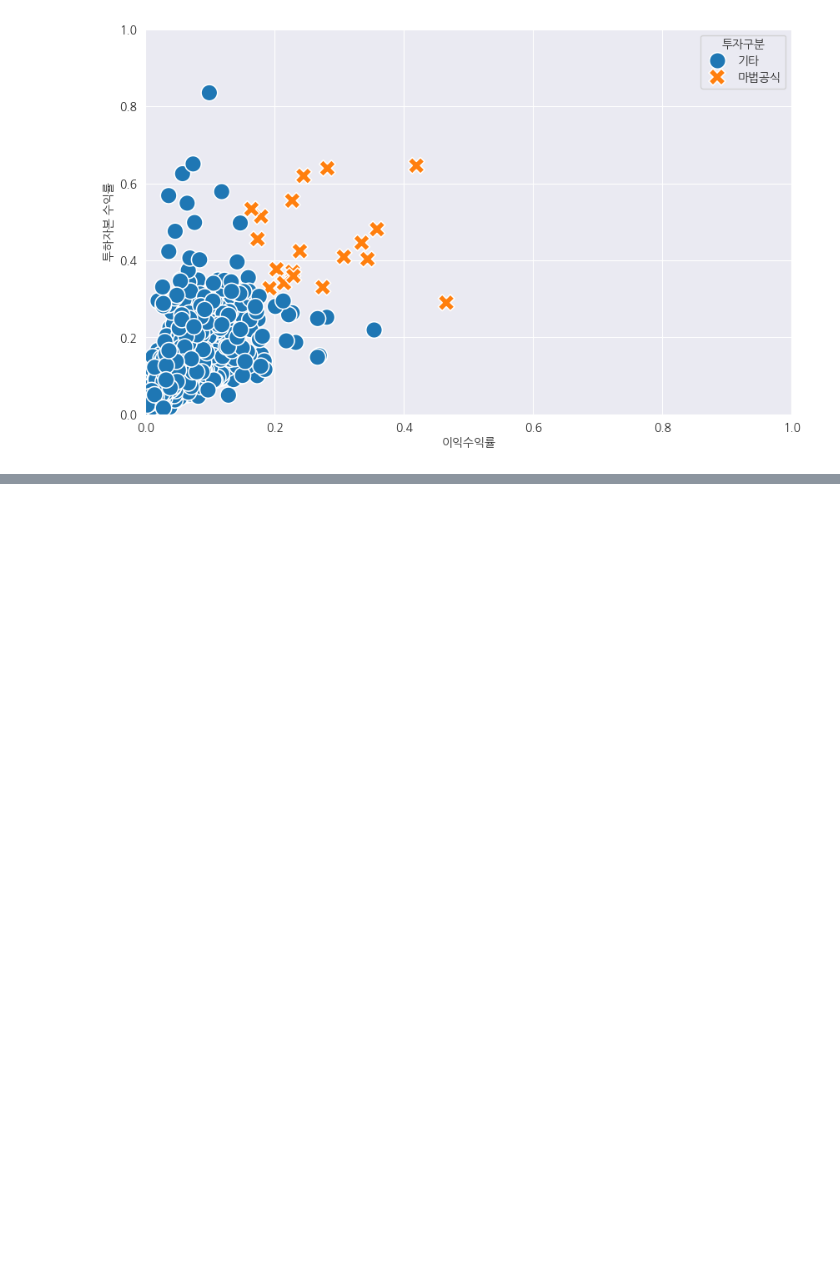
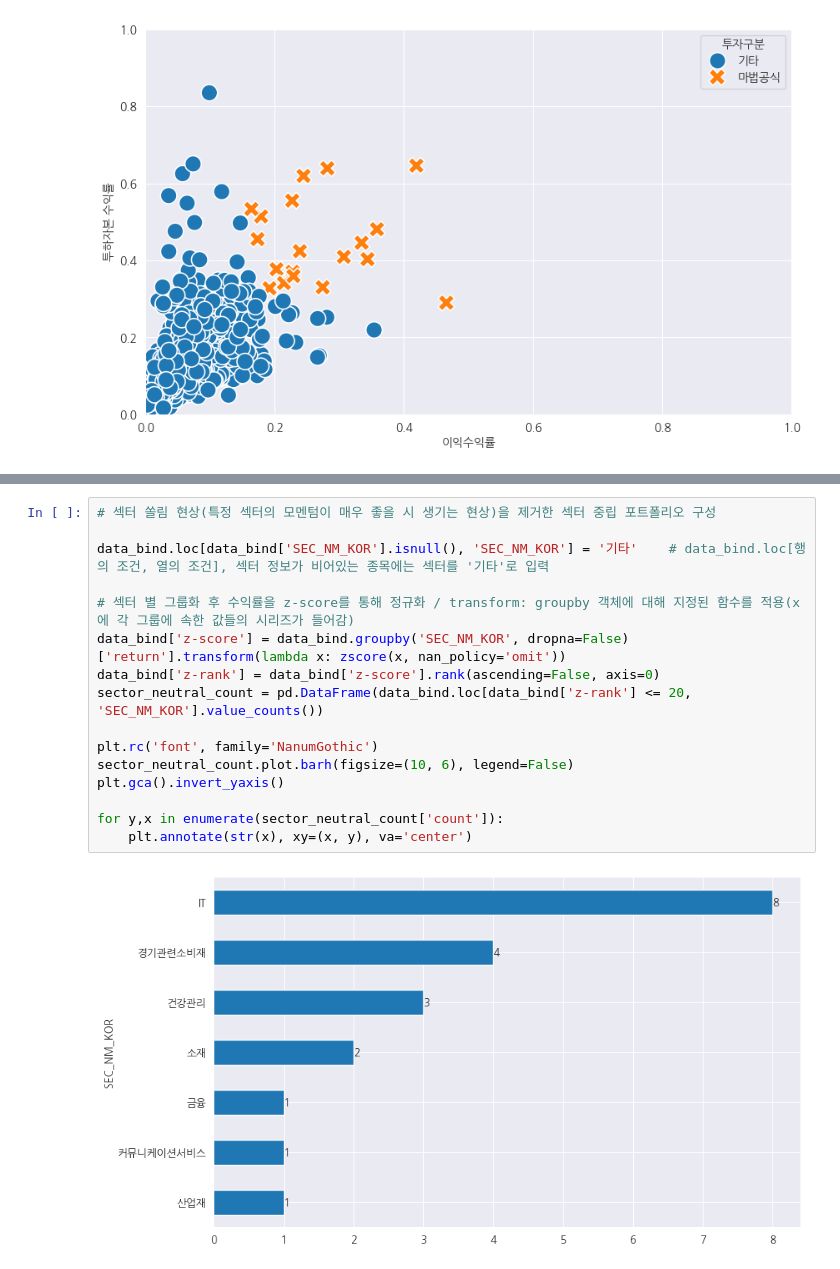
Before and after one commit to Glesep/Quant, a Jupyter notebook: chap_13/chap13.ipynb, the cells around one changed output, grey strips where cells are left out. Cells and saved outputs as stored; diff of their text form; blank space fills up the shorter version.

```diff
--- a/chap_13/chap13.ipynb
+++ b/chap_13/chap13.ipynb
@@ -984,0 +1054,18 @@ plt.show()
+# %%
+# 섹터 쏠림 현상(특정 섹터의 모멘텀이 매우 좋을 시 생기는 현상)을 제거한 섹터 중립 포트폴리오 구성
+
+data_bind.loc[data_bind['SEC_NM_KOR'].isnull(), 'SEC_NM_KOR'] = '기타'    # data_bind.loc[행의 조건, 열의 조건], 섹터 정보가 비어있는 종목에는 섹터를 '기타'로 입력
+
+# 섹터 별 그룹화 후 수익률을 z-score를 통해 정규화 / transform: groupby 객체에 대해 지정된 함수를 적용(x에 각 그룹에 속한 값들의 시리즈가 들어감)
+data_bind['z-score'] = data_bind.groupby('SEC_NM_KOR', dropna=False)['return'].transform(lambda x: zscore(x, nan_policy='omit'))
+data_bind['z-rank'] = data_bind['z-score'].rank(ascending=False, axis=0)
+sector_neutral_count = pd.DataFrame(data_bind.loc[data_bind['z-rank'] <= 20, 'SEC_NM_KOR'].value_counts())
+
+plt.rc('font', family='NanumGothic')
+sector_neutral_count.plot.barh(figsize=(10, 6), legend=False)
+plt.gca().invert_yaxis()
+
+for y,x in enumerate(sector_neutral_count['count']):
+    plt.annotate(str(x), xy=(x, y), va='center')
+# %% [output]
+[figure, added]
```
Also changed, not shown: parts of 5 cells of this notebook.
